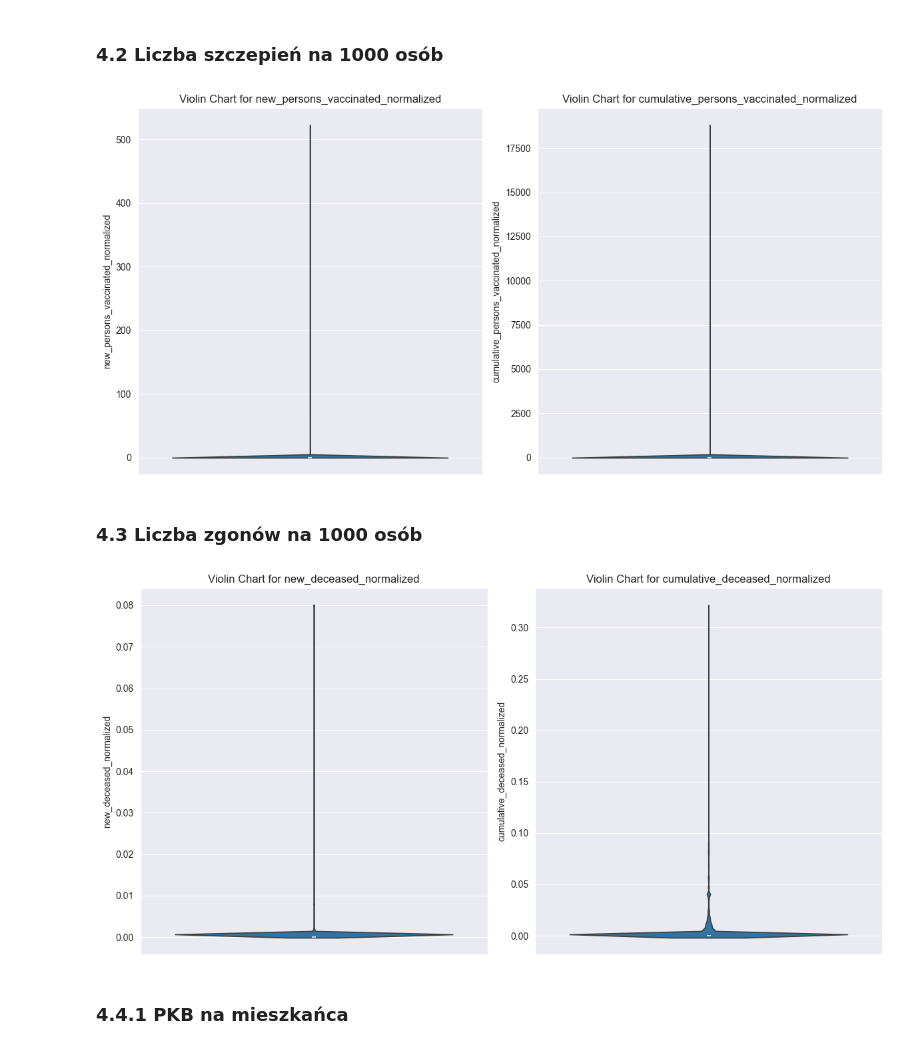
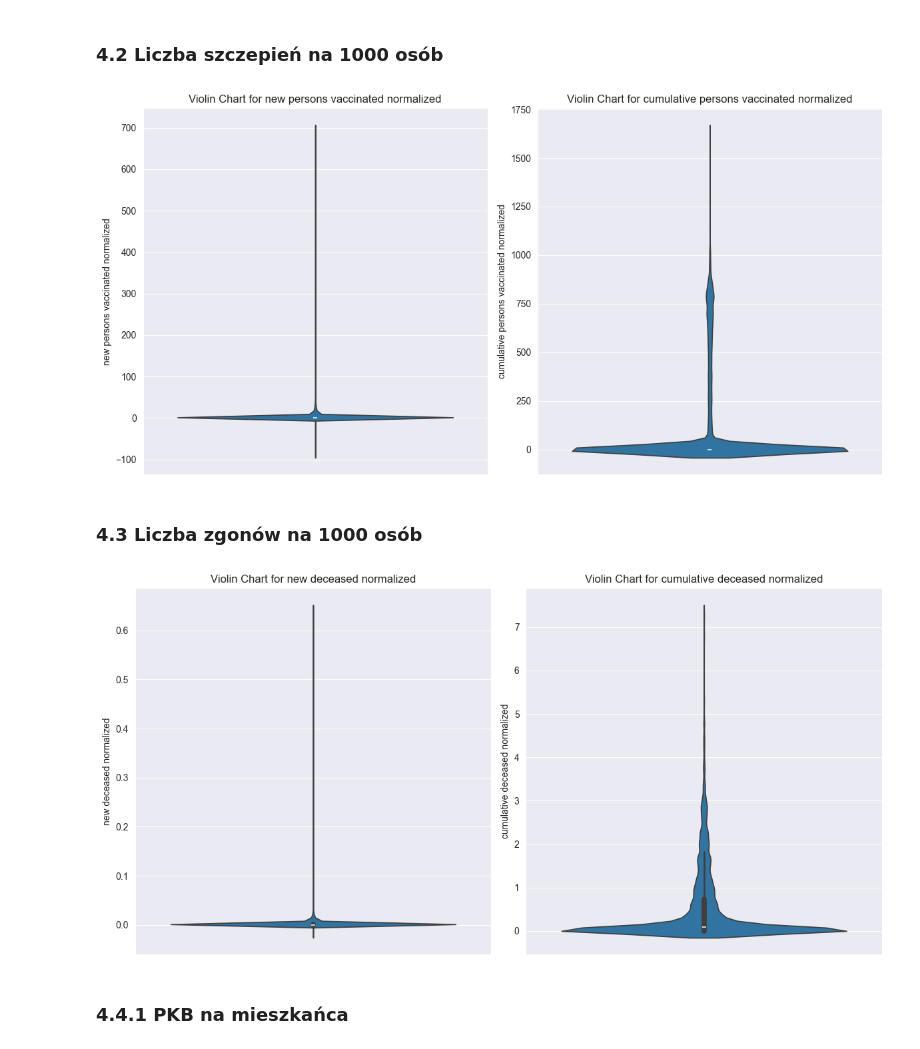
Before and after one commit to Goul4sh/BigData, a Jupyter notebook: Zad2/Zad2.ipynb, the cells around one changed output. Drawn from its saved outputs; the diff is of its cells as text; code cells hidden in the pictures.

```diff
--- a/Zad2/Zad2.ipynb
+++ b/Zad2/Zad2.ipynb
@@ -8,9 +8,10 @@ from scipy.stats import zscore
 from google.cloud import bigquery
 # %%
 # df = pd.read_csv('../Zad1/results/mobility_covid_7_1.csv')
-df = pd.read_csv('../Zad1/results/covid_5_1.csv')
+df = pd.read_csv('results/covid_5_1.csv')
 # %%
-df2 = pd.read_csv('../Zad1/results/world_covid_6_1.csv')
+df2 = pd.read_csv('results/world_covid_6_1.csv')
+df3 = pd.read_csv("results/part5bigdata.csv")
 # %%
 df2
 # %% [output]
@@ -963,6 +964,13 @@ df2
 # %%
 df_normalized = df.copy()
+df_normalized['date'] = pd.to_datetime(df_normalized['date'])
+df3['date'] = pd.to_datetime(df3['date'])
 df_normalized = df_normalized.merge(df2[['country_name', 'current_gdp_usd']], left_on='country_name', right_on='country_name')
+df_normalized = df_normalized.merge(
+    df3[['country_name', 'date', 'new_hospitalized_patients', 'new_tested']],
+    left_on=['country_name', 'date'],
+    right_on=['country_name', 'date']
+)
 df_normalized
 # %% [output]
 |  | date | country_name | new_confirmed | cumulative_confirmed | new_deceased | cumulative_persons_vaccinated | ... |
@@ -997,16 +1005,16 @@ df_normalized
 # %% [markdown]
 ### 4.1 Liczba zachorowań na 1000 osób
 # %%
-df_normalized["new_confirmed_normalized"] = df_normalized["new_confirmed"] / df_normalized["population"] * 1000
-df_normalized["cumulative_confirmed_normalized"] = df_normalized["cumulative_confirmed"] / df_normalized["population"] * 1000
+df_normalized["new confirmed normalized"] = df_normalized["new_confirmed"] / df_normalized["population"] * 1000
+df_normalized["cumulative confirmed normalized"] = df_normalized["cumulative_confirmed"] / df_normalized["population"] * 1000
 
 fig, axes = plt.subplots(1, 2, figsize=(12, 6))
 
-sns.violinplot(y='new_confirmed_normalized', data=df_normalized, ax=axes[0])
-axes[0].set_title('Violin Chart for new_confirmed')
+sns.violinplot(y='new confirmed normalized', data=df_normalized, ax=axes[0])
+axes[0].set_title('Violin Chart for new confirmed')
 
-sns.violinplot(y='cumulative_confirmed_normalized', data=df_normalized, ax=axes[1])
-axes[1].set_title('Violin Chart for cumulative_confirmed')
+sns.violinplot(y='cumulative confirmed normalized', data=df_normalized, ax=axes[1])
+axes[1].set_title('Violin Chart for cumulative confirmed')
 
 plt.tight_layout()
 plt.show()
@@ -1015,45 +1023,45 @@ plt.show()
 # %% [markdown]
 ### 4.2 Liczba szczepień na 1000 osób
 # %%
-df_normalized["new_persons_vaccinated_normalized"] = (df_normalized["new_persons_vaccinated"] / df_normalized["population"]) * 1000
-df_normalized["cumulative_persons_vaccinated_normalized"] = (df_normalized["cumulative_persons_vaccinated"] / df_normalized["population"]) * 1000
+df_normalized["new persons vaccinated normalized"] = (df_normalized["new_persons_vaccinated"] / df_normalized["population"]) * 1000
+df_normalized["cumulative persons vaccinated normalized"] = (df_normalized["cumulative_persons_vaccinated"] / df_normalized["population"]) * 1000
 
 fig, axes = plt.subplots(1, 2, figsize=(12, 6))
 
 # First violin chart
-sns.violinplot(y='new_persons_vaccinated_normalized', data=df_normalized, ax=axes[0])
-axes[0].set_title('Violin Chart for new_persons_vaccinated_normalized')
+sns.violinplot(y='new persons vaccinated normalized', data=df_normalized, ax=axes[0])
+axes[0].set_title('Violin Chart for new persons vaccinated normalized')
 
 # Second violin chart
-sns.violinplot(y='cumulative_persons_vaccinated_normalized', data=df_normalized, ax=axes[1])
-axes[1].set_title('Violin Chart for cumulative_persons_vaccinated_normalized')
+sns.violinplot(y='cumulative persons vaccinated normalized', data=df_normalized, ax=axes[1])
+axes[1].set_title('Violin Chart for cumulative persons vaccinated normalized')
 
 # Adjust layout
 plt.tight_layout()
 plt.show()
 # %% [output]
-[figure, old version]
+[figure, new version]
 # %% [markdown]
 ### 4.3 Liczba zgonów na 1000 osób
 # %%
-df_normalized["new_deceased_normalized"] = (df_normalized["new_deceased"] / df_normalized["population"]) * 1000
-df_normalized["cumulative_deceased_normalized"] = (df_normalized["cumulative_deceased"] / df_normalized["population"]) * 1000
+df_normalized["new deceased normalized"] = (df_normalized["new_deceased"] / df_normalized["population"]) * 1000
+df_normalized["cumulative deceased normalized"] = (df_normalized["cumulative_deceased"] / df_normalized["population"]) * 1000
 
 fig, axes = plt.subplots(1, 2, figsize=(12, 6))
 
 # First violin chart
-sns.violinplot(y='new_deceased_normalized', data=df_normalized, ax=axes[0])
-axes[0].set_title('Violin Chart for new_deceased_normalized')
+sns.violinplot(y='new deceased normalized', data=df_normalized, ax=axes[0])
+axes[0].set_title('Violin Chart for new deceased normalized')
 
 # Second violin chart
-sns.violinplot(y='cumulative_deceased_normalized', data=df_normalized, ax=axes[1])
-axes[1].set_title('Violin Chart for cumulative_deceased_normalized')
+sns.violinplot(y='cumulative deceased normalized', data=df_normalized, ax=axes[1])
+axes[1].set_title('Violin Chart for cumulative deceased normalized')
 
 # Adjust layout
 plt.tight_layout()
 plt.show()
 # %% [output]
-[figure, old version]
+[figure, new version]
 # %% [markdown]
 ### 4.4.1 PKB na mieszkańca
 # %%
```
Also changed, not shown: parts of 25 cells of this notebook, 2 other files.
